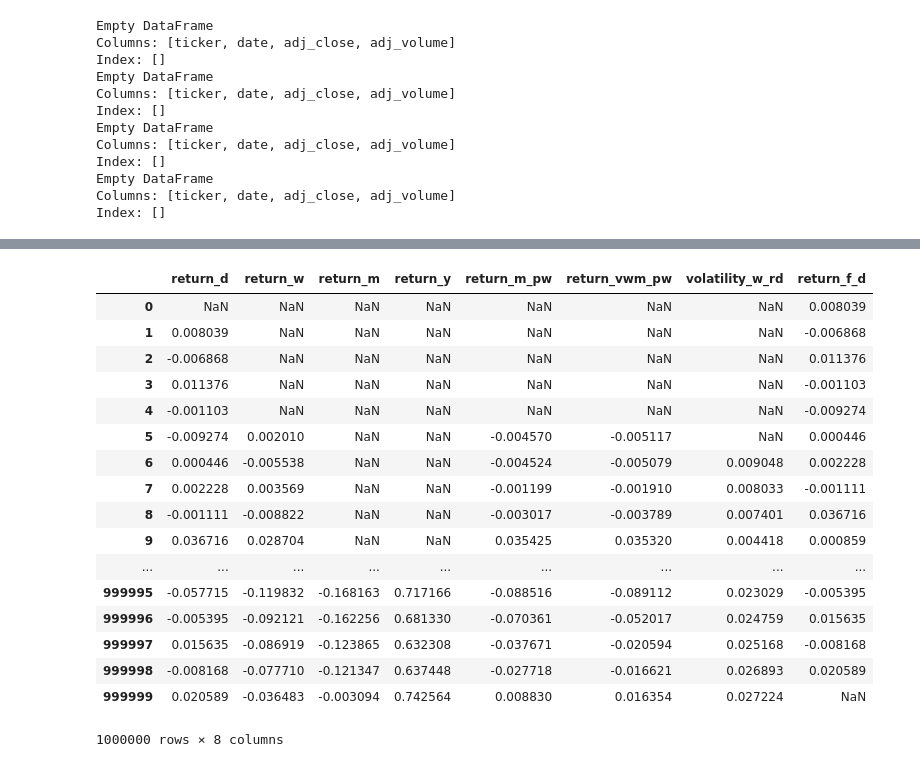
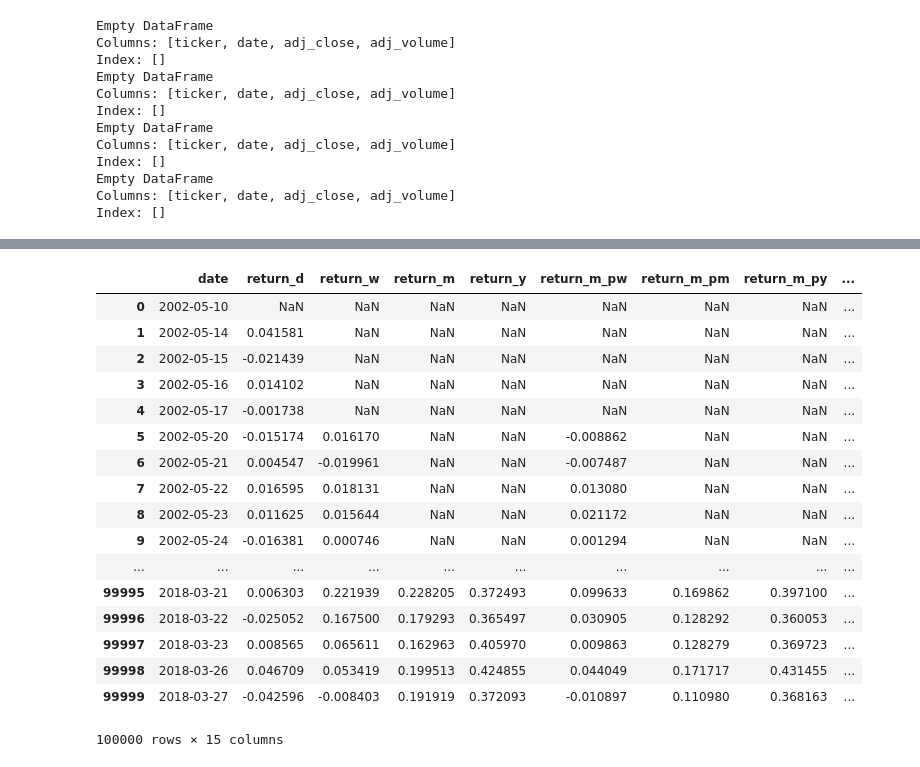
Before and after one commit to manueldecesar/LABQT, a Jupyter notebook: LABQT.ipynb, the cells around one changed output, grey strips where cells are left out. Drawn from its saved outputs; the diff is of its cells as text; code cells hidden in the pictures.

```diff
--- a/LABQT.ipynb
+++ b/LABQT.ipynb
@@ -258,6 +261,23 @@ df['adj_close_vwm_pw']=df.reset_index('ticker').groupby('ticker').apply(lambda g
+# %%
+#Retorno respecto al cierre ajustado promediado semanal
+df['return_m_pw']=df.apply(lambda x: (x['adj_close']-x['adj_close_m_pw'])/x['adj_close_m_pw'], axis=1)
+#Retorno respecto al cierre ajustado promediado mensual
+df['return_m_pm']=df.apply(lambda x: (x['adj_close']-x['adj_close_m_pm'])/x['adj_close_m_pm'], axis=1)
+#Retorno respecto al cierre ajustado promediado anual
+df['return_m_py']=df.apply(lambda x: (x['adj_close']-x['adj_close_m_py'])/x['adj_close_m_py'], axis=1)
+# %%
+#Cierre ajustado promediado ponderado por volumen semanal
+df['adj_close_vwm_pw']=df.reset_index('ticker').groupby('ticker').apply(lambda grp: (grp['adj_close']*grp['adj_volume']).shift(periods=1).rolling(5).sum()/grp.shift(periods=1)['adj_volume'].rolling(5).sum())
+#Cierre ajustado promediado ponderado por volumen mensual
+df['adj_close_vwm_pm']=df.reset_index('ticker').groupby('ticker').apply(lambda grp: (grp['adj_close']*grp['adj_volume']).shift(periods=1).rolling(20).sum()/grp.shift(periods=1)['adj_volume'].rolling(20).sum())
+#Cierre ajustado promediado ponderado por volumen anual
+df['adj_close_vwm_py']=df.reset_index('ticker').groupby('ticker').apply(lambda grp: (grp['adj_close']*grp['adj_volume']).shift(periods=1).rolling(252).sum()/grp.shift(periods=1)['adj_volume'].rolling(252).sum())
+#df.loc['AMZN']
 # %%
-#Retorno respecto al cierre ajustado promediado ponderado
-df['return_m_pw']=df.apply(lambda x: (x['adj_close']-x['adj_close_m_pw'])/x['adj_close_m_pw'], axis=1)
-df#Retorno respecto al cierre ajustado promediado ponderado
+#Retorno respecto al cierre ajustado promediado ponderado semanal
 df['return_vwm_pw']=df.apply(lambda x: (x['adj_close']-x['adj_close_vwm_pw'])/x['adj_close_vwm_pw'], axis=1)
+df#Retorno respecto al cierre ajustado promediado ponderado mensual
+df['return_vwm_pm']=df.apply(lambda x: (x['adj_close']-x['adj_close_vwm_pm'])/x['adj_close_vwm_pm'], axis=1)
+df#Retorno respecto al cierre ajustado promediado ponderado anual
+df['return_vwm_py']=df.apply(lambda x: (x['adj_close']-x['adj_close_vwm_py'])/x['adj_close_vwm_py'], axis=1)
 #df
@@ -294,24 +289,28 @@ df
+# %%
+#Calculamos target (retorno>0)
+df['return_gt_0']=df.apply(lambda x: 1 if x['return_f_d']>0 else 0, axis=1)
 # %%
-#Seleccionar features finales y target
-df.reset_index()[['return_d','return_w','return_m','return_y','return_m_pw','return_vwm_pw','volatility_w_rd','return_f_d']]
+#Seleccionar date (para validación), features finales y target
+df=df.reset_index()[['date','return_d','return_w','return_m','return_y','return_m_pw','return_m_pm','return_m_py','volatility_w_rd','volatility_m_rd','volatility_y_rd','return_vwm_pw','return_vwm_pm','return_vwm_py','return_gt_0']]
+df
 # %% [output]
-|  | return_d | return_w | return_m | return_y | return_m_pw | return_vwm_pw | volatility_w_rd | return_f_d |
-| 0 | NaN | NaN | NaN | NaN | NaN | NaN | NaN | 0.008039 |
-| 1 | 0.008039 | NaN | NaN | NaN | NaN | NaN | NaN | -0.006868 |
-| 2 | -0.006868 | NaN | NaN | NaN | NaN | NaN | NaN | 0.011376 |
-| 3 | 0.011376 | NaN | NaN | NaN | NaN | NaN | NaN | -0.001103 |
-| 4 | -0.001103 | NaN | NaN | NaN | NaN | NaN | NaN | -0.009274 |
-| 5 | -0.009274 | 0.002010 | NaN | NaN | -0.004570 | -0.005117 | NaN | 0.000446 |
-| 6 | 0.000446 | -0.005538 | NaN | NaN | -0.004524 | -0.005079 | 0.009048 | 0.002228 |
-| 7 | 0.002228 | 0.003569 | NaN | NaN | -0.001199 | -0.001910 | 0.008033 | -0.001111 |
-| 8 | -0.001111 | -0.008822 | NaN | NaN | -0.003017 | -0.003789 | 0.007401 | 0.036716 |
-| 9 | 0.036716 | 0.028704 | NaN | NaN | 0.035425 | 0.035320 | 0.004418 | 0.000859 |
-| ... | ... | ... | ... | ... | ... | ... | ... | ... |
-| 999995 | -0.057715 | -0.119832 | -0.168163 | 0.717166 | -0.088516 | -0.089112 | 0.023029 | -0.005395 |
-| 999996 | -0.005395 | -0.092121 | -0.162256 | 0.681330 | -0.070361 | -0.052017 | 0.024759 | 0.015635 |
-| 999997 | 0.015635 | -0.086919 | -0.123865 | 0.632308 | -0.037671 | -0.020594 | 0.025168 | -0.008168 |
-| 999998 | -0.008168 | -0.077710 | -0.121347 | 0.637448 | -0.027718 | -0.016621 | 0.026893 | 0.020589 |
-| 999999 | 0.020589 | -0.036483 | -0.003094 | 0.742564 | 0.008830 | 0.016354 | 0.027224 | NaN |
+|  | date | return_d | return_w | return_m | return_y | return_m_pw | return_m_pm | return_m_py | ... |
+| 0 | 2002-05-10 | NaN | NaN | NaN | NaN | NaN | NaN | NaN | ... |
+| 1 | 2002-05-14 | 0.041581 | NaN | NaN | NaN | NaN | NaN | NaN | ... |
+| 2 | 2002-05-15 | -0.021439 | NaN | NaN | NaN | NaN | NaN | NaN | ... |
+| 3 | 2002-05-16 | 0.014102 | NaN | NaN | NaN | NaN | NaN | NaN | ... |
+| 4 | 2002-05-17 | -0.001738 | NaN | NaN | NaN | NaN | NaN | NaN | ... |
+| 5 | 2002-05-20 | -0.015174 | 0.016170 | NaN | NaN | -0.008862 | NaN | NaN | ... |
+| 6 | 2002-05-21 | 0.004547 | -0.019961 | NaN | NaN | -0.007487 | NaN | NaN | ... |
+| 7 | 2002-05-22 | 0.016595 | 0.018131 | NaN | NaN | 0.013080 | NaN | NaN | ... |
+| 8 | 2002-05-23 | 0.011625 | 0.015644 | NaN | NaN | 0.021172 | NaN | NaN | ... |
+| 9 | 2002-05-24 | -0.016381 | 0.000746 | NaN | NaN | 0.001294 | NaN | NaN | ... |
+| ... | ... | ... | ... | ... | ... | ... | ... | ... | ... |
+| 99995 | 2018-03-21 | 0.006303 | 0.221939 | 0.228205 | 0.372493 | 0.099633 | 0.169862 | 0.397100 | ... |
+| 99996 | 2018-03-22 | -0.025052 | 0.167500 | 0.179293 | 0.365497 | 0.030905 | 0.128292 | 0.360053 | ... |
+| 99997 | 2018-03-23 | 0.008565 | 0.065611 | 0.162963 | 0.405970 | 0.009863 | 0.128279 | 0.369723 | ... |
+| 99998 | 2018-03-26 | 0.046709 | 0.053419 | 0.199513 | 0.424855 | 0.044049 | 0.171717 | 0.431455 | ... |
+| 99999 | 2018-03-27 | -0.042596 | -0.008403 | 0.191919 | 0.372093 | -0.010897 | 0.110980 | 0.368163 | ... |
-1000000 rows × 8 columns
+100000 rows × 15 columns
 # %%
 #Zscore (normalizar? por día? para todos los tickets?)
```
Also changed, not shown: parts of 30 cells of this notebook.
